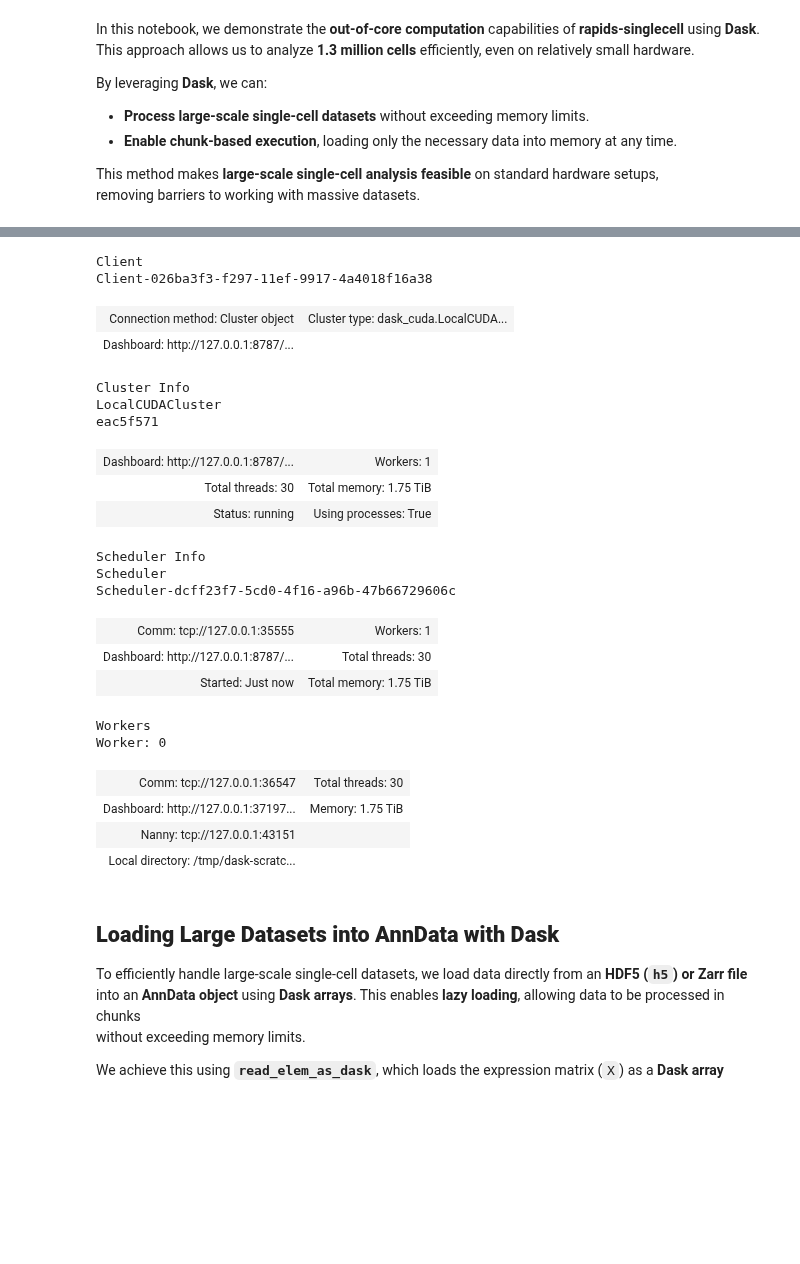
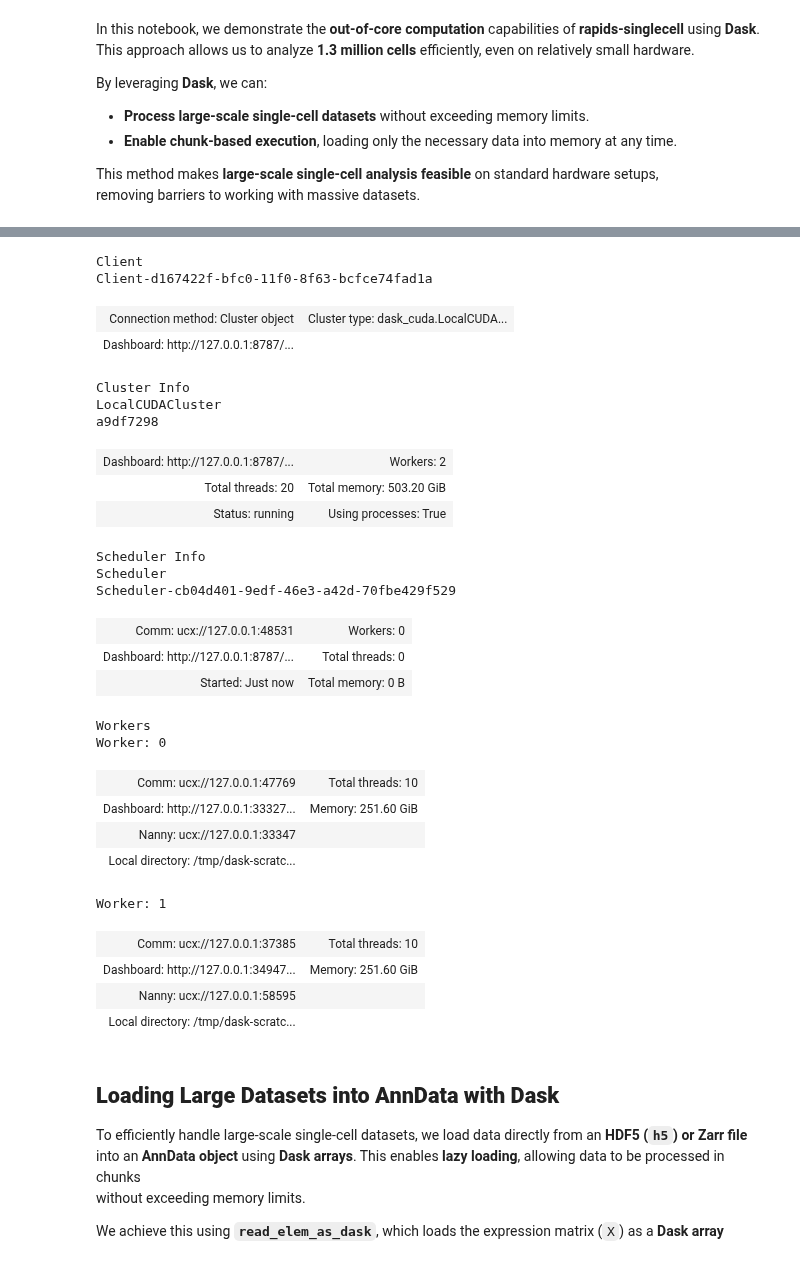
Before and after one commit to scverse/rapids_singlecell-notebooks, a Jupyter notebook: 05_out-of-core.ipynb, the cells around one changed output, grey strips where cells are left out. Drawn from its saved outputs; the diff is of its cells as text; code cells hidden in the pictures; blank space fills up the shorter version.

```diff
--- a/05_out-of-core.ipynb
+++ b/05_out-of-core.ipynb
@@ -34,6 +42,13 @@ We create a **local GPU cluster** with the following configuration:
 # %%
 %%time
-cluster = LocalCUDACluster(CUDA_VISIBLE_DEVICES="0", threads_per_worker=30)
+preprocessing_gpus="0,1"
+cluster = LocalCUDACluster(CUDA_VISIBLE_DEVICES=preprocessing_gpus,
+                           threads_per_worker=10,
+                           protocol="ucx",
+                           rmm_pool_size= "10GB",
+                           rmm_maximum_pool_size = "20GB",
+                           rmm_allocator_external_lib_list= "cupy",
+                          )
 
 client = Client(cluster)
 
@@ -44,24 +59,29 @@ Wall time: 9.88 s
 Client
-Client-026ba3f3-f297-11ef-9917-4a4018f16a38
+Client-d167422f-bfc0-11f0-8f63-bcfce74fad1a
 | Connection method: Cluster object | Cluster type: dask_cuda.LocalCUDA... |
 | Dashboard: http://127.0.0.1:8787/... |  |
 Cluster Info
 LocalCUDACluster
-eac5f571
+a9df7298
-| Dashboard: http://127.0.0.1:8787/... | Workers: 1 |
-| Total threads: 30 | Total memory: 1.75 TiB |
+| Dashboard: http://127.0.0.1:8787/... | Workers: 2 |
+| Total threads: 20 | Total memory: 503.20 GiB |
 | Status: running | Using processes: True |
 Scheduler Info
 Scheduler
-Scheduler-dcff23f7-5cd0-4f16-a96b-47b66729606c
+Scheduler-cb04d401-9edf-46e3-a42d-70fbe429f529
-| Comm: tcp://127.0.0.1:35555 | Workers: 1 |
-| Dashboard: http://127.0.0.1:8787/... | Total threads: 30 |
-| Started: Just now | Total memory: 1.75 TiB |
+| Comm: ucx://127.0.0.1:48531 | Workers: 0 |
+| Dashboard: http://127.0.0.1:8787/... | Total threads: 0 |
+| Started: Just now | Total memory: 0 B |
 Workers
 Worker: 0
-| Comm: tcp://127.0.0.1:36547 | Total threads: 30 |
-| Dashboard: http://127.0.0.1:37197... | Memory: 1.75 TiB |
-| Nanny: tcp://127.0.0.1:43151 |  |
+| Comm: ucx://127.0.0.1:47769 | Total threads: 10 |
+| Dashboard: http://127.0.0.1:33327... | Memory: 251.60 GiB |
+| Nanny: ucx://127.0.0.1:33347 |  |
 | Local directory: /tmp/dask-scratc... |  |
+Worker: 1
+| Comm: ucx://127.0.0.1:37385 | Total threads: 10 |
+| Dashboard: http://127.0.0.1:34947... | Memory: 251.60 GiB |
+| Nanny: ucx://127.0.0.1:58595 |  |
+| Local directory: /tmp/dask-scratc... |  |
 # %%
 import rapids_singlecell as rsc
```
Also changed, not shown: parts of 20 cells of this notebook, 1 other file.
